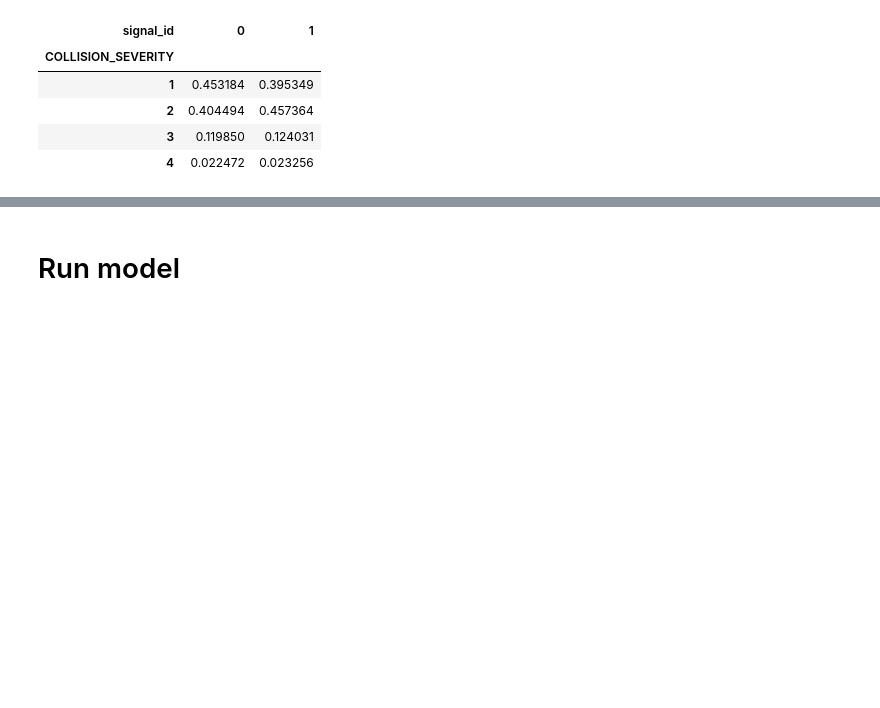
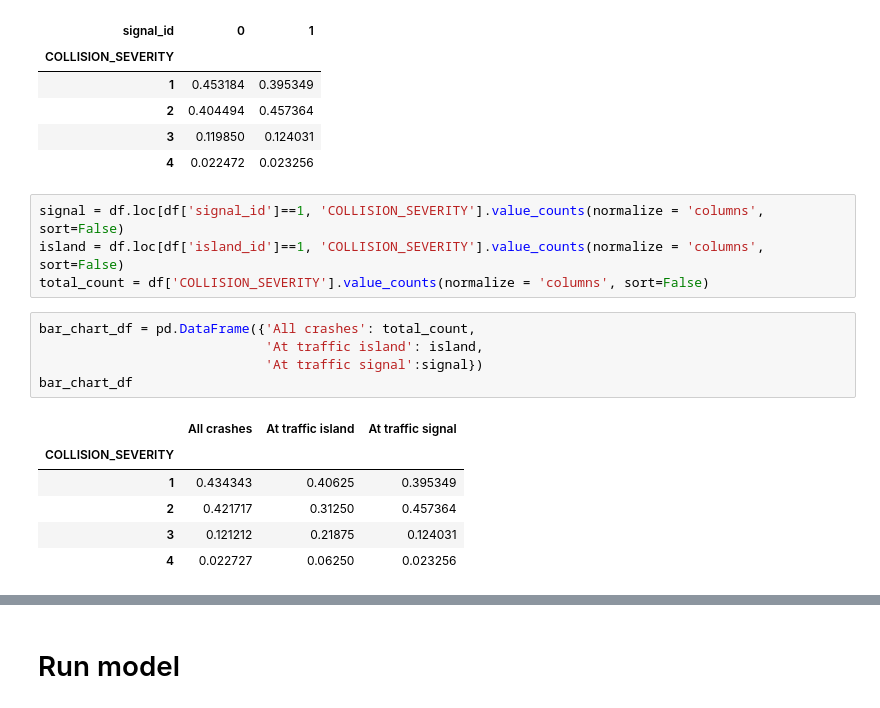
Before and after one commit to AnwarBaroudi/traffic_islands_study, a Jupyter notebook: crash_severity_model_2april.ipynb, the cells around one changed output, grey strips where cells are left out. Cells and saved outputs as stored; diff of their text form; blank space fills up the shorter version.

```diff
--- a/crash_severity_model_2april.ipynb
+++ b/crash_severity_model_2april.ipynb
@@ -638,3 +640,19 @@ display(pd.crosstab(df['COLLISION_SEVERITY'], df['signal_id'], normalize = 'colu
 | 2 | 0.404494 | 0.457364 |
 | 3 | 0.119850 | 0.124031 |
 | 4 | 0.022472 | 0.023256 |
+# %%
+signal = df.loc[df['signal_id']==1, 'COLLISION_SEVERITY'].value_counts(normalize = 'columns', sort=False)
+island = df.loc[df['island_id']==1, 'COLLISION_SEVERITY'].value_counts(normalize = 'columns', sort=False)
+total_count = df['COLLISION_SEVERITY'].value_counts(normalize = 'columns', sort=False)
+# %%
+bar_chart_df = pd.DataFrame({'All crashes': total_count,
+                             'At traffic island': island,
+                             'At traffic signal':signal})
+bar_chart_df
+# %% [output]
+|  | All crashes | At traffic island | At traffic signal |
+| COLLISION_SEVERITY |  |  |  |
+| 1 | 0.434343 | 0.40625 | 0.395349 |
+| 2 | 0.421717 | 0.31250 | 0.457364 |
+| 3 | 0.121212 | 0.21875 | 0.124031 |
+| 4 | 0.022727 | 0.06250 | 0.023256 |
```
Also changed, not shown: parts of 6 cells of this notebook.
